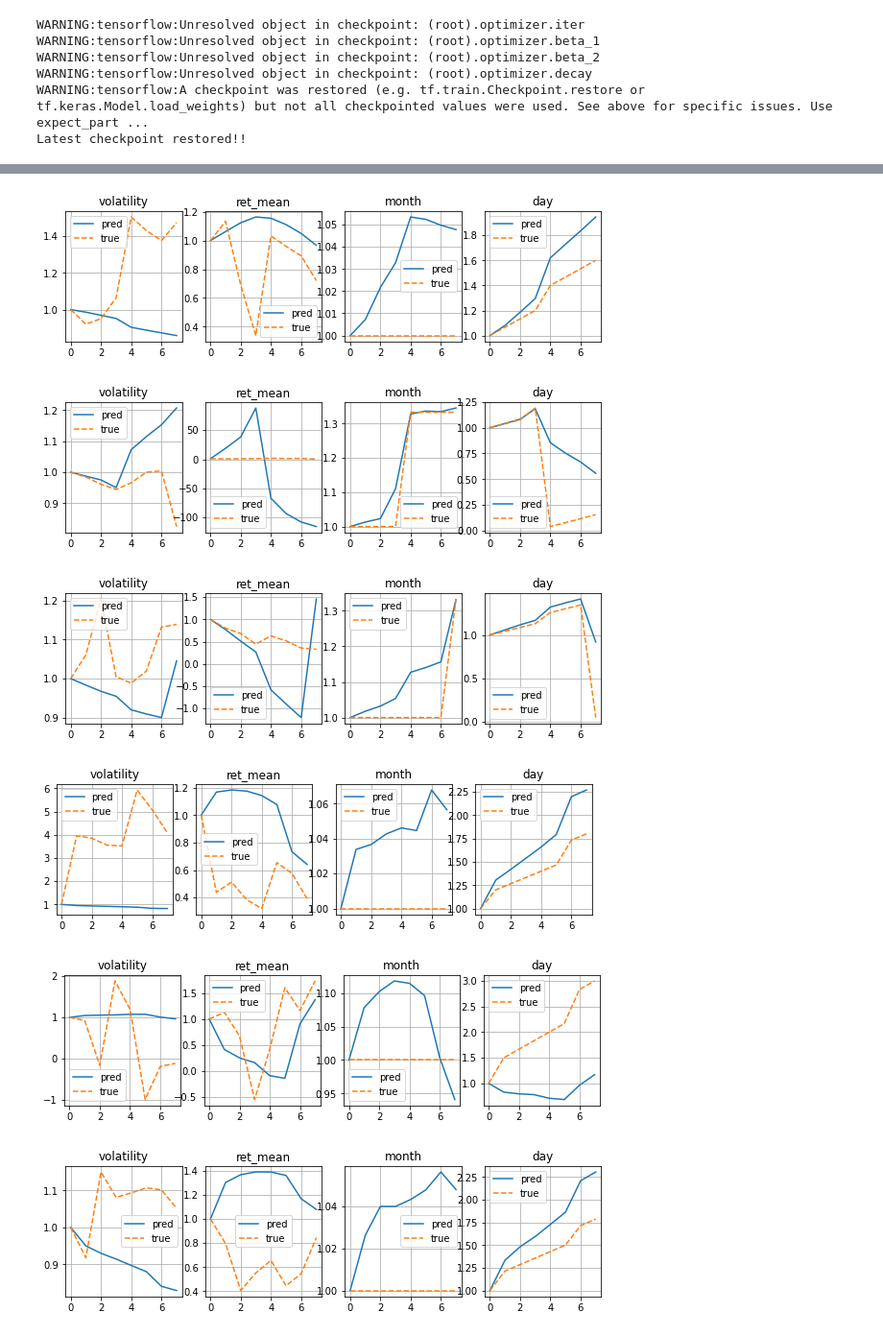
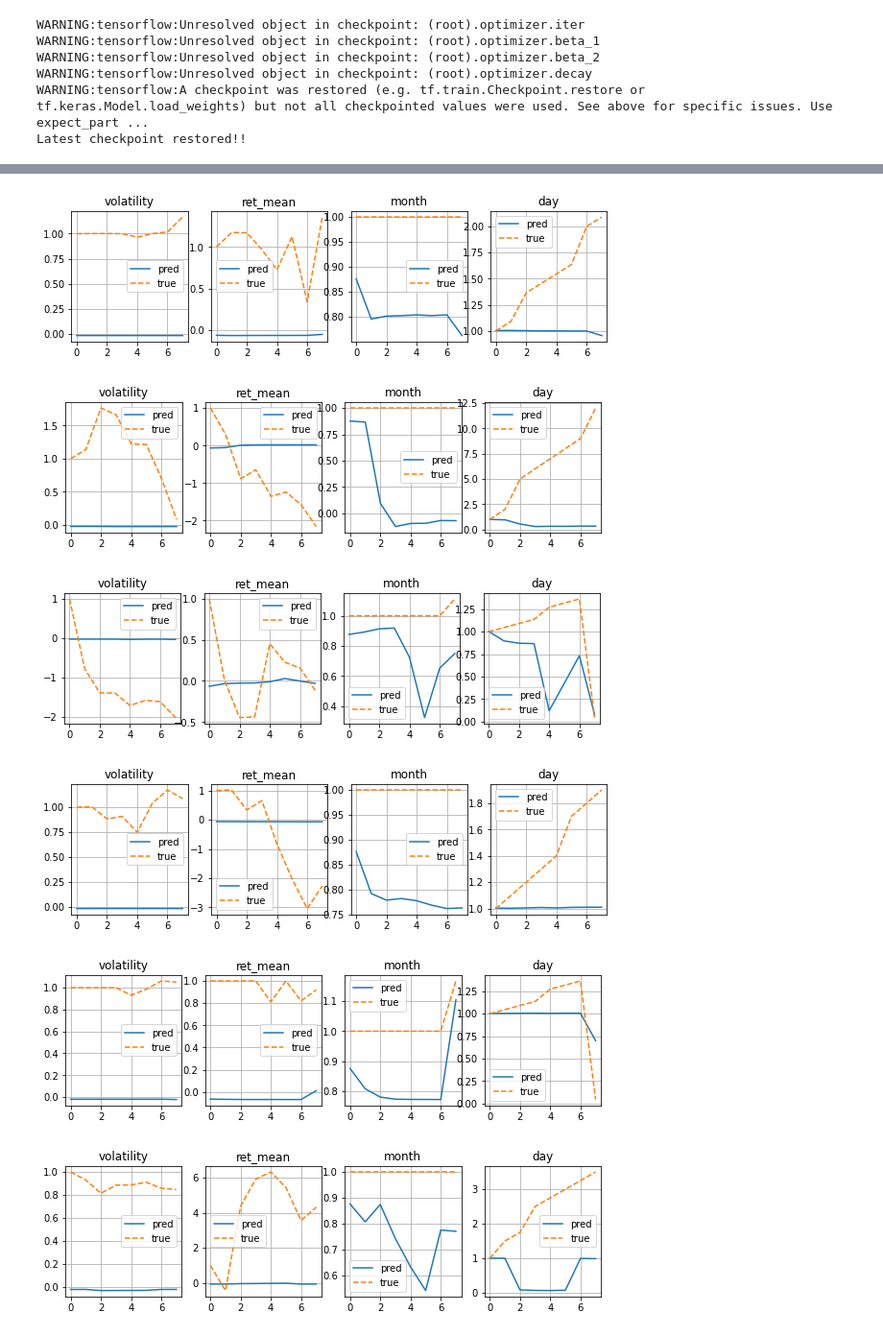
Before and after one commit to pangyuteng/public-misc, a Jupyter notebook: finance/ml/eval.ipynb, the cells around one changed output, grey strips where cells are left out. Shown at 96% size. Cells and saved outputs as stored; diff of their text form; code cells hidden in the pictures.

```diff
--- a/finance/ml/eval.ipynb
+++ b/finance/ml/eval.ipynb
@@ -284,8 +284,8 @@ def translate(sentence, plot=''):
 #translate("este é um problema que temos que resolver.")
 #print ("Real translation: this is a problem we have to solve .")
 # %%
-norm = True
-for x in np.arange(10,20,1):
+norm = False#True
+for x in np.arange(0,10,1):
     inp,tar = X_test[x,:].squeeze(),y_test[x,:].squeeze()
     inp = np.expand_dims(inp,axis=0)
     tar = np.expand_dims(tar,axis=0)
@@ -295,36 +295,36 @@ for x in np.arange(10,20,1):
     for ind,subplot,title in [
         (0,141,'volatility'),
         (1,142,'ret_mean'),
         (2,143,'month'),
         (3,144,'day')
 
     ]:
         plt.figure(x,figsize=(10,2.5))
         plt.subplot(subplot)
         pred = result.numpy().squeeze()[:,ind]
         true = tar.squeeze()[:,ind]
         if norm:
             pred/=result.numpy().squeeze()[0,ind]
             true/=tar.squeeze()[0,ind]
         plt.plot(pred,label='pred')
         plt.plot(true,linestyle='--',label='true')
         plt.legend()
         plt.title(title)
         plt.grid(True)
 # %% [output]
 (1, 124, 4) (1, 8, 4)
 (1, 124, 4) (1, 8, 4)
 (1, 124, 4) (1, 8, 4)
 (1, 124, 4) (1, 8, 4)
 (1, 124, 4) (1, 8, 4)
 (1, 124, 4) (1, 8, 4)
 (1, 124, 4) (1, 8, 4)
 (1, 124, 4) (1, 8, 4)
 (1, 124, 4) (1, 8, 4)
 (1, 124, 4) (1, 8, 4)
-[figure, old version]
+[figure, new version]
-[figure, old version]
+[figure, new version]
-[figure, old version]
+[figure, new version]
-[figure, old version]
+[figure, new version]
-[figure, old version]
+[figure, new version]
-[figure, old version]
+[figure, new version]
```
Also changed, not shown: parts of 2 cells of this notebook.
